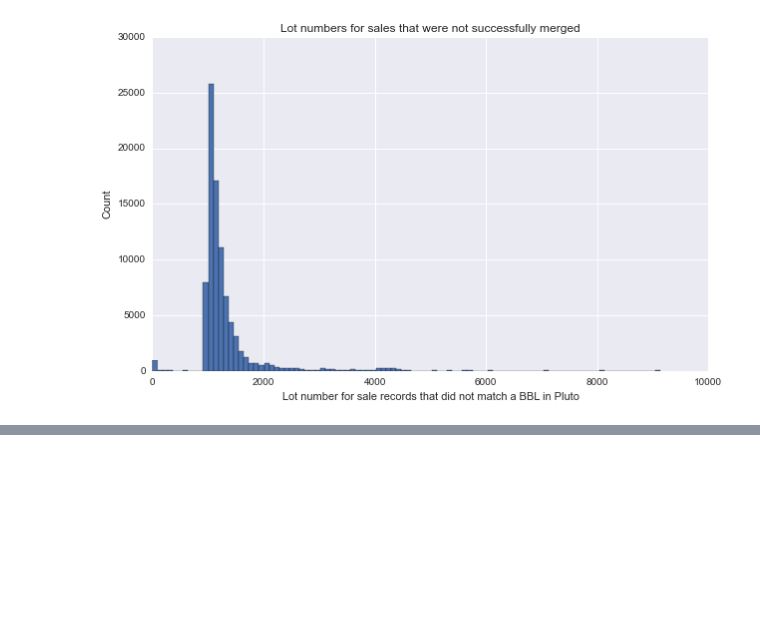
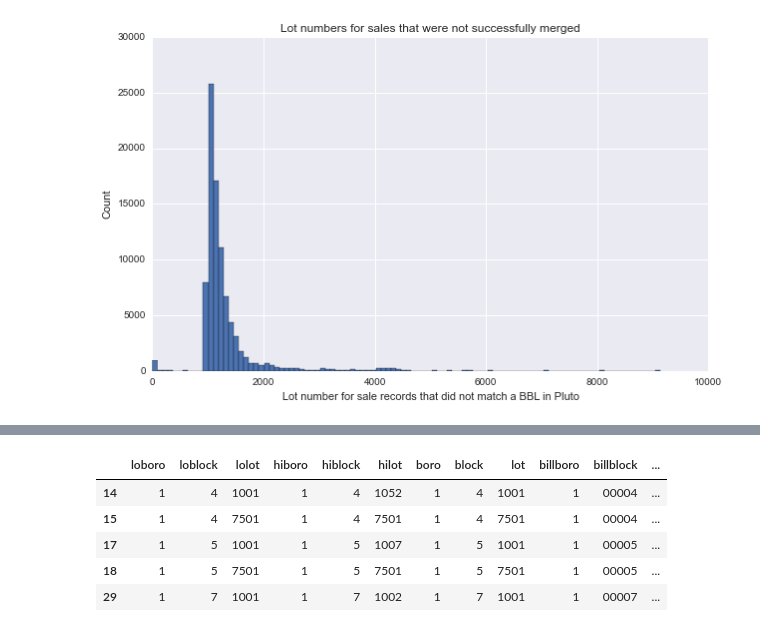
Before and after one commit to haonanz/DS-GA-1006-Project, a Jupyter notebook: data/merged_sales_pluto/Exploring_merge_of_pluto_and_sales.ipynb, the cells around one changed output, grey strips where cells are left out. Drawn from its saved outputs; the diff is of its cells as text; code cells hidden in the pictures; blank space fills up the shorter version.

```diff
--- a/data/merged_sales_pluto/Exploring_merge_of_pluto_and_sales.ipynb
+++ b/data/merged_sales_pluto/Exploring_merge_of_pluto_and_sales.ipynb
@@ -511,0 +112,4 @@ memory usage: 73.3+ MB
+# %%
+PAD_cols = ['loboro', 'loblock','lolot', 'hiboro','hiblock','hilot','boro','block','lot','condoflag','billboro','billblock','billlot']
+PAD = pd.read_csv('bobabbl.txt', index_col=None, usecols=PAD_cols)
+PAD.info()
@@ -511,0 +141,4 @@ memory usage: 73.3+ MB
+# %%
+PAD = PAD.loc[PAD['condoflag'] == 'C',:]
+# %%
+PAD = PAD.replace(r'\s+', np.nan, regex=True)
@@ -511,0 +166,14 @@ memory usage: 73.3+ MB
+# %%
+for col in PAD.columns:
+    PAD[col] = PAD[col].astype(str)
+
+del PAD['condoflag']
+# %%
+PAD.head()
+# %% [output]
+|  | loboro | loblock | lolot | hiboro | hiblock | hilot | boro | block | lot | billboro | billblock | ... |
+| 14 | 1 | 4 | 1001 | 1 | 4 | 1052 | 1 | 4 | 1001 | 1 | 00004 | ... |
+| 15 | 1 | 4 | 7501 | 1 | 4 | 7501 | 1 | 4 | 7501 | 1 | 00004 | ... |
+| 17 | 1 | 5 | 1001 | 1 | 5 | 1007 | 1 | 5 | 1001 | 1 | 00005 | ... |
+| 18 | 1 | 5 | 7501 | 1 | 5 | 7501 | 1 | 5 | 7501 | 1 | 00005 | ... |
+| 29 | 1 | 7 | 1001 | 1 | 7 | 1002 | 1 | 7 | 1001 | 1 | 00007 | ... |
```
Also changed, not shown: parts of 66 cells of this notebook, 5 other files.
